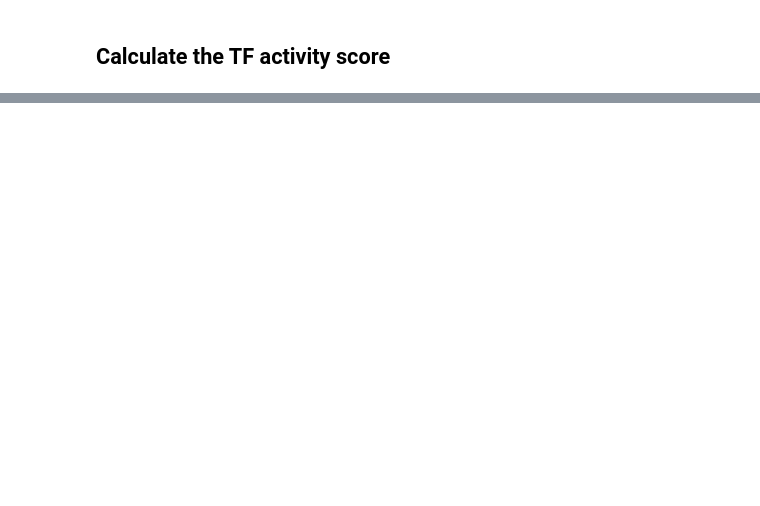
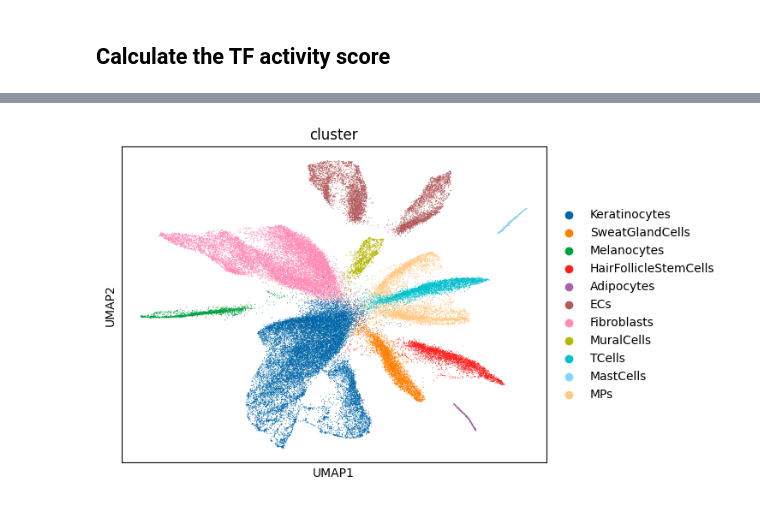
Before and after one commit to xuyunfan9991/SCRIPro, a Jupyter notebook: examples/only_rna_workflow.ipynb, the cells around one changed output, grey strips where cells are left out. Drawn from its saved outputs; the diff is of its cells as text; code cells hidden in the pictures; blank space fills up the shorter version.

```diff
--- a/examples/only_rna_workflow.ipynb
+++ b/examples/only_rna_workflow.ipynb
@@ -91,6 +102,10 @@ all_cell_anndata = sc.AnnData(all_cell_score)
 tem_anndata = test_data.adata[all_cell_score.index]
 # %%
 all_cell_anndata.obsm = tem_anndata.obsm
+# %%
+sc.pl.umap(test_data.adata,color = 'cluster')
+# %% [output]
+[figure, added]
 # %%
 sc.pl.umap(all_cell_anndata,color = 'GATA3')
 # %% [output]
```
Also changed, not shown: parts of 22 cells of this notebook, 14 other files.
